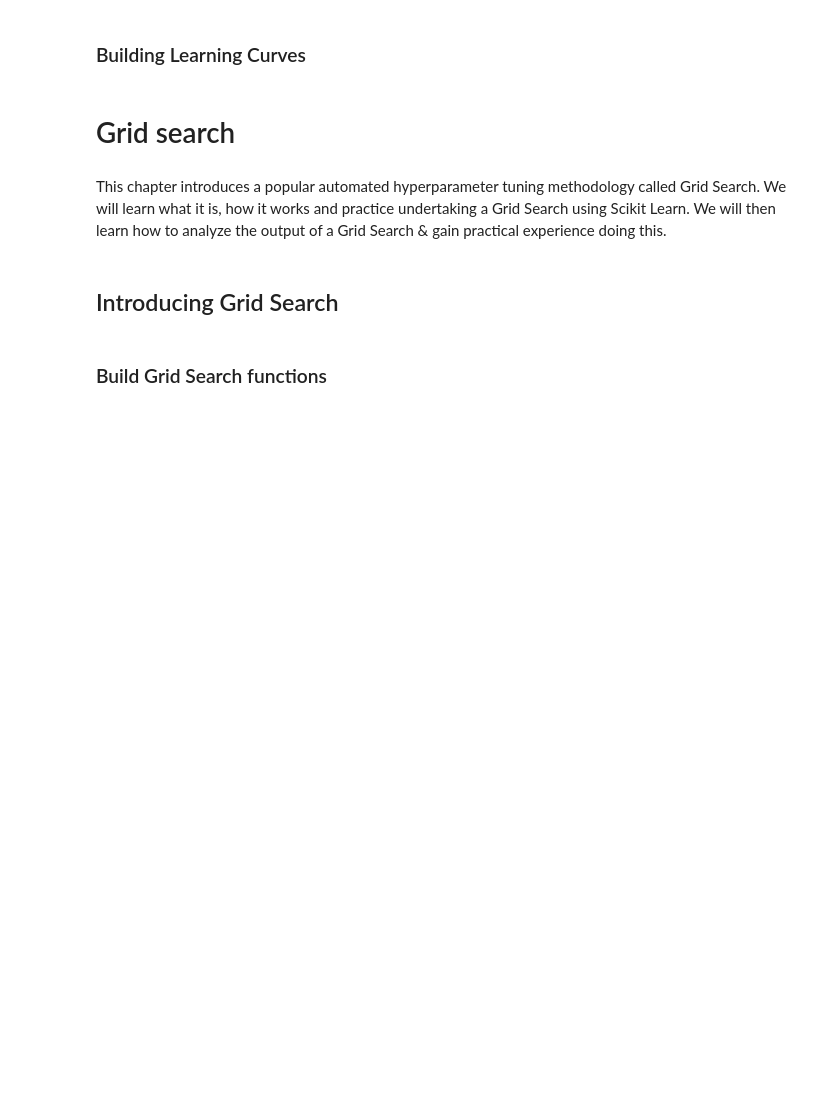
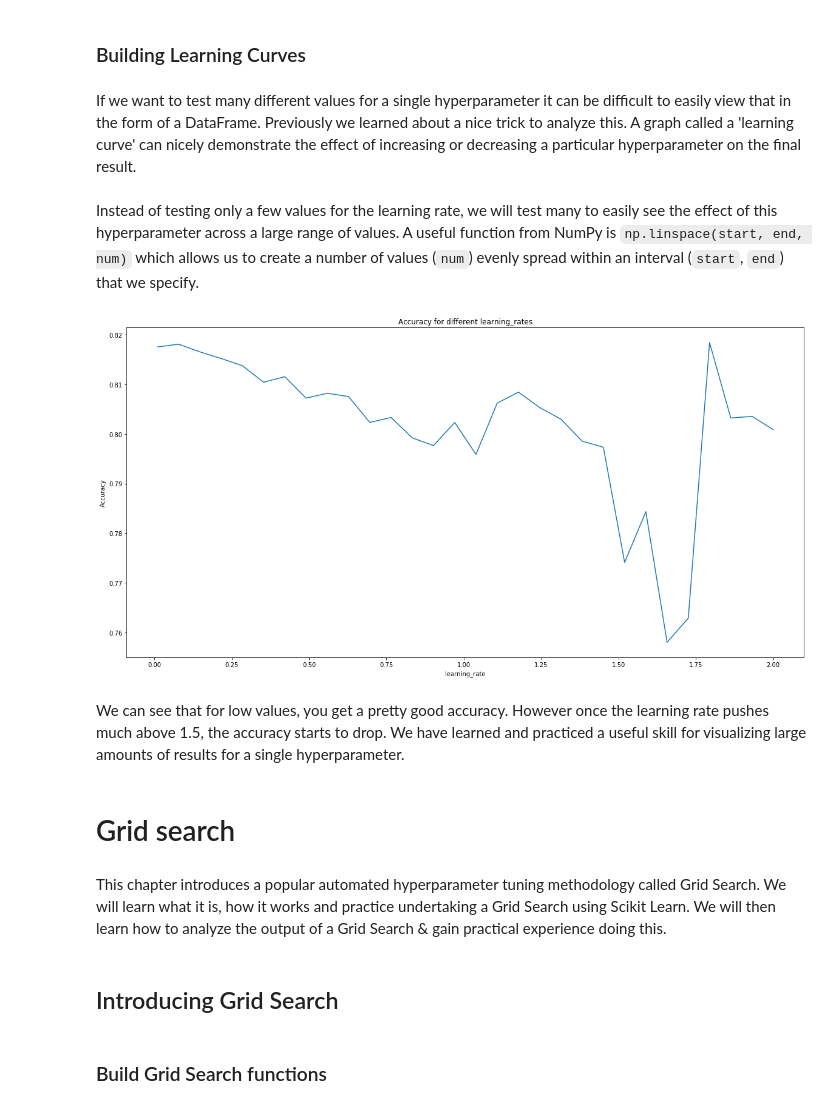
Before and after one commit to ML-Challenge/week5-preprocessing-and-tunning, a Jupyter notebook: L2.Hyperparameter Tuning.ipynb, the cells around one changed output. Cells and saved outputs as stored; diff of their text form; code cells hidden in the pictures; blank space fills up the shorter version.

```diff
--- a/L2.Hyperparameter Tuning.ipynb
+++ b/L2.Hyperparameter Tuning.ipynb
@@ -47,0 +327,11 @@ In this introductory chapter we will learn the difference between hyperparameter
+# %%
+# Set the learning rates & results storage
+learning_rates = [0.001, 0.01, 0.05, 0.1, 0.2, 0.5]
+results_list = []
+# %%
+# Create the for loop to evaluate model predictions for each learning rate
+for learning_rate in learning_rates:
+    model = GradientBoostingClassifier(learning_rate=learning_rate, random_state=42)
+    predictions = model.fit(X_train, y_train).predict(X_test)
+    # Save the learning rate and accuracy score
+    results_list.append([learning_rate, accuracy_score(y_test, predictions)])
@@ -48,5 +352,29 @@ In this introductory chapter we will learn the difference between hyperparameter
 # %% [markdown]
 ### Building Learning Curves
+# %% [markdown]
+If we want to test many different values for a single hyperparameter it can be difficult to easily view that in the form of a DataFrame. Previously we learned about a nice trick to analyze this. A graph called a 'learning curve' can nicely demonstrate the effect of increasing or decreasing a particular hyperparameter on the final result.
+# %% [markdown]
+Instead of testing only a few values for the learning rate, we will test many to easily see the effect of this hyperparameter across a large range of values. A useful function from NumPy is `np.linspace(start, end, num)` which allows us to create a number of values (`num`) evenly spread within an interval (`start`, `end`) that we specify.
+# %%
+# Set the learning rates & accuracies list
+learn_rates = np.linspace(0.01, 2, num=30)
+accuracies = []
+# %%
+# Create the for loop
+for learn_rate in learn_rates:
+    # Create the model, predictions & save the accuracies as before
+    model = GradientBoostingClassifier(learning_rate=learn_rate, random_state=42)
+    predictions = model.fit(X_train, y_train).predict(X_test)
+    accuracies.append(accuracy_score(y_test, predictions))
+# %%
+# Plot results
+plt.plot(learn_rates, accuracies)
+plt.gca().set(xlabel='learning_rate', ylabel='Accuracy', title='Accuracy for different learning_rates')
+plt.show()
+# %% [output]
+[figure, added]
+# %% [markdown]
+We can see that for low values, you get a pretty good accuracy. However once the learning rate pushes much above 1.5, the accuracy starts to drop. We have learned and practiced a useful skill for visualizing large amounts of results for a single hyperparameter.
 # %% [markdown]
 # Grid search
 # %% [markdown]
```
Also changed, not shown: parts of 151 cells of this notebook, 6 other files.
